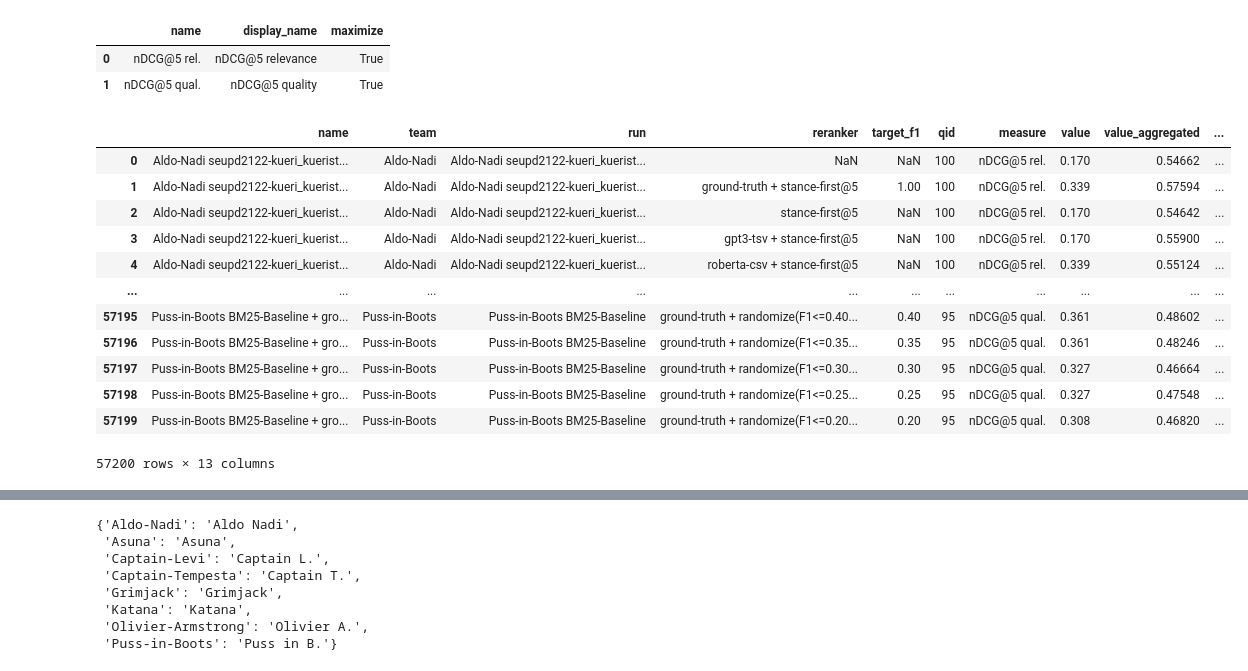
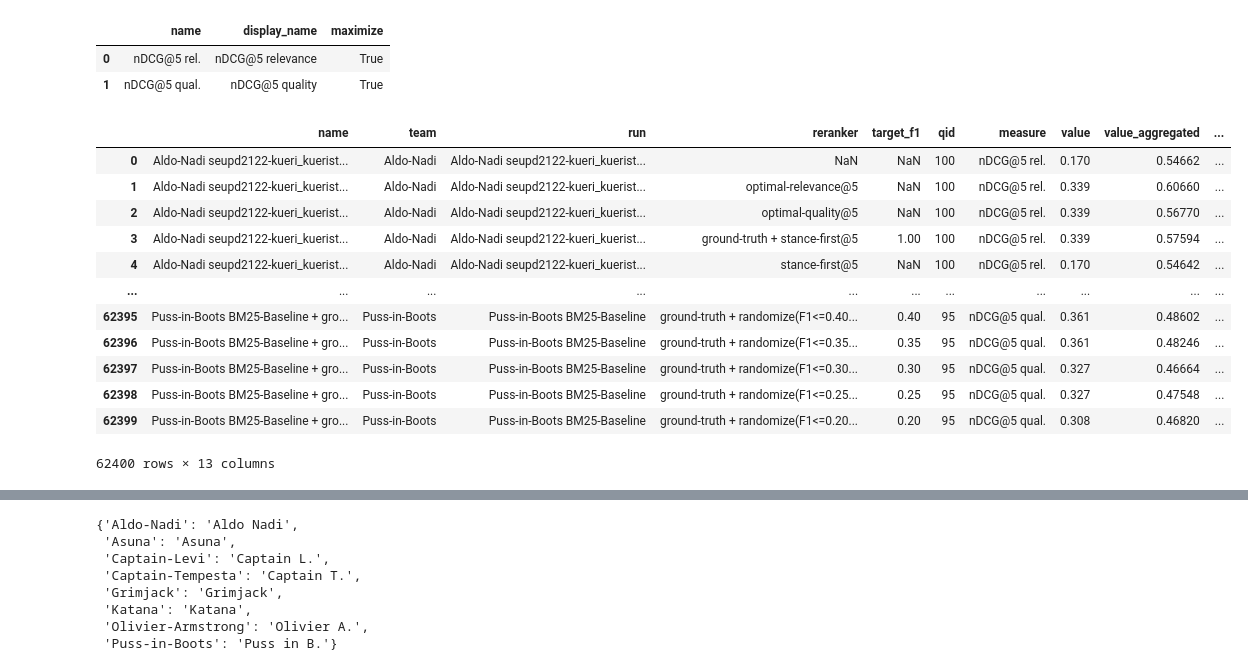
Before and after one commit to webis-de/argmining23-stance-aware-re-ranking, a Jupyter notebook: notebooks/evaluation_reranking.ipynb, the cells around one changed output, grey strips where cells are left out. Cells and saved outputs as stored; diff of their text form; code cells hidden in the pictures.

```diff
--- a/notebooks/evaluation_reranking.ipynb
+++ b/notebooks/evaluation_reranking.ipynb
@@ -46,44 +46,63 @@ df = concat([
 # Add run/team/reranker names.
 df["run"] = df["name"].apply(lambda name: name.split(" + ", maxsplit=1)[0])
 df["team"] = df["run"].apply(lambda run: run.split(" ", maxsplit=1)[0])
 df["reranker"] = [
     name.split(" + ", maxsplit=1)[1] if name != run else nan
     for _, (name, run) in df[["name", "run"]].iterrows()
 ]
 
 # Detect target F1 scores.
 df["target_f1"] = df["name"].apply(target_f1)
 
 # Select columns.
 df = df[["name", "team", "run", "reranker", "target_f1", "qid", "measure", "value"]]
 
 # Compute aggregated metric values.
 df_aggregated = df[["name", "measure", "qid", "value"]].groupby(["name", "measure"], dropna=False,
                                                                 sort=False).aggregate("mean").drop(
     columns=["qid"])
 df = df.merge(df_aggregated, on=["name", "measure"], suffixes=("", "_aggregated"))
 
 # Add differences to original runs.
 df = df.merge(
-    df[df["reranker"].isna()][["qid", "measure", "run", "value", "value_aggregated"]],
+    df.loc[df["reranker"].isna(), ["qid", "measure", "run", "value", "value_aggregated"]],
     on=["qid", "measure", "run"],
     suffixes=("", "_original"),
 ).rename(columns={"value_aggregated_original": "value_original_aggregated"})
-df["difference_original"] = df["value"] - df["value_original"]
-df["difference_original_aggregated"] = df["value_aggregated"] - df["value_original_aggregated"]
 
+# Add differences to optimal runs.
+df = df.merge(
+    df.loc[df["reranker"] == "optimal-relevance@5", ["qid", "measure", "run", "value", "value_aggregated"]],
+    on=["qid", "measure", "run"],
+    suffixes=("", "_optimal_relevance"),
+)
+# df = df[df["reranker"] != "optimal-relevance@5"]
+df = df.merge(
+    df.loc[df["reranker"] == "optimal-quality@5", ["qid", "measure", "run", "value", "value_aggregated"]],
+    on=["qid", "measure", "run"],
+    suffixes=("", "_optimal_quality"),
+)
+# df = df[df["reranker"] != "optimal-quality@5"]
+df.loc[df["measure"] == "nDCG@5 rel.", "value_optimal"] = df.loc[df["measure"] == "nDCG@5 rel.", "value_optimal_relevance"]
+df.loc[df["measure"] == "nDCG@5 rel.", "value_optimal_aggregated"] = df.loc[df["measure"] == "nDCG@5 rel.", "value_aggregated_optimal_relevance"]
+del df["value_optimal_relevance"]
+del df["value_aggregated_optimal_relevance"]
+df.loc[df["measure"] == "nDCG@5 qual.", "value_optimal"] = df.loc[df["measure"] == "nDCG@5 qual.", "value_optimal_quality"]
+df.loc[df["measure"] == "nDCG@5 qual.", "value_optimal_aggregated"] = df.loc[df["measure"] == "nDCG@5 qual.", "value_aggregated_optimal_quality"]
+del df["value_optimal_quality"]
+del df["value_aggregated_optimal_quality"]
 df
 # %% [output]
 |  | name | team | run | reranker | target_f1 | qid | measure | value | value_aggregated | ... |
 | 0 | Aldo-Nadi seupd2122-kueri_kuerist... | Aldo-Nadi | Aldo-Nadi seupd2122-kueri_kuerist... | NaN | NaN | 100 | nDCG@5 rel. | 0.170 | 0.54662 | ... |
-| 1 | Aldo-Nadi seupd2122-kueri_kuerist... | Aldo-Nadi | Aldo-Nadi seupd2122-kueri_kuerist... | ground-truth + stance-first@5 | 1.00 | 100 | nDCG@5 rel. | 0.339 | 0.57594 | ... |
-| 2 | Aldo-Nadi seupd2122-kueri_kuerist... | Aldo-Nadi | Aldo-Nadi seupd2122-kueri_kuerist... | stance-first@5 | NaN | 100 | nDCG@5 rel. | 0.170 | 0.54642 | ... |
-| 3 | Aldo-Nadi seupd2122-kueri_kuerist... | Aldo-Nadi | Aldo-Nadi seupd2122-kueri_kuerist... | gpt3-tsv + stance-first@5 | NaN | 100 | nDCG@5 rel. | 0.170 | 0.55900 | ... |
-| 4 | Aldo-Nadi seupd2122-kueri_kuerist... | Aldo-Nadi | Aldo-Nadi seupd2122-kueri_kuerist... | roberta-csv + stance-first@5 | NaN | 100 | nDCG@5 rel. | 0.339 | 0.55124 | ... |
+| 1 | Aldo-Nadi seupd2122-kueri_kuerist... | Aldo-Nadi | Aldo-Nadi seupd2122-kueri_kuerist... | optimal-relevance@5 | NaN | 100 | nDCG@5 rel. | 0.339 | 0.60660 | ... |
+| 2 | Aldo-Nadi seupd2122-kueri_kuerist... | Aldo-Nadi | Aldo-Nadi seupd2122-kueri_kuerist... | optimal-quality@5 | NaN | 100 | nDCG@5 rel. | 0.339 | 0.56770 | ... |
+| 3 | Aldo-Nadi seupd2122-kueri_kuerist... | Aldo-Nadi | Aldo-Nadi seupd2122-kueri_kuerist... | ground-truth + stance-first@5 | 1.00 | 100 | nDCG@5 rel. | 0.339 | 0.57594 | ... |
+| 4 | Aldo-Nadi seupd2122-kueri_kuerist... | Aldo-Nadi | Aldo-Nadi seupd2122-kueri_kuerist... | stance-first@5 | NaN | 100 | nDCG@5 rel. | 0.170 | 0.54642 | ... |
 | ... | ... | ... | ... | ... | ... | ... | ... | ... | ... | ... |
-| 57195 | Puss-in-Boots BM25-Baseline + gro... | Puss-in-Boots | Puss-in-Boots BM25-Baseline | ground-truth + randomize(F1<=0.40... | 0.40 | 95 | nDCG@5 qual. | 0.361 | 0.48602 | ... |
-| 57196 | Puss-in-Boots BM25-Baseline + gro... | Puss-in-Boots | Puss-in-Boots BM25-Baseline | ground-truth + randomize(F1<=0.35... | 0.35 | 95 | nDCG@5 qual. | 0.361 | 0.48246 | ... |
-| 57197 | Puss-in-Boots BM25-Baseline + gro... | Puss-in-Boots | Puss-in-Boots BM25-Baseline | ground-truth + randomize(F1<=0.30... | 0.30 | 95 | nDCG@5 qual. | 0.327 | 0.46664 | ... |
-| 57198 | Puss-in-Boots BM25-Baseline + gro... | Puss-in-Boots | Puss-in-Boots BM25-Baseline | ground-truth + randomize(F1<=0.25... | 0.25 | 95 | nDCG@5 qual. | 0.327 | 0.47548 | ... |
-| 57199 | Puss-in-Boots BM25-Baseline + gro... | Puss-in-Boots | Puss-in-Boots BM25-Baseline | ground-truth + randomize(F1<=0.20... | 0.20 | 95 | nDCG@5 qual. | 0.308 | 0.46820 | ... |
+| 62395 | Puss-in-Boots BM25-Baseline + gro... | Puss-in-Boots | Puss-in-Boots BM25-Baseline | ground-truth + randomize(F1<=0.40... | 0.40 | 95 | nDCG@5 qual. | 0.361 | 0.48602 | ... |
+| 62396 | Puss-in-Boots BM25-Baseline + gro... | Puss-in-Boots | Puss-in-Boots BM25-Baseline | ground-truth + randomize(F1<=0.35... | 0.35 | 95 | nDCG@5 qual. | 0.361 | 0.48246 | ... |
+| 62397 | Puss-in-Boots BM25-Baseline + gro... | Puss-in-Boots | Puss-in-Boots BM25-Baseline | ground-truth + randomize(F1<=0.30... | 0.30 | 95 | nDCG@5 qual. | 0.327 | 0.46664 | ... |
+| 62398 | Puss-in-Boots BM25-Baseline + gro... | Puss-in-Boots | Puss-in-Boots BM25-Baseline | ground-truth + randomize(F1<=0.25... | 0.25 | 95 | nDCG@5 qual. | 0.327 | 0.47548 | ... |
+| 62399 | Puss-in-Boots BM25-Baseline + gro... | Puss-in-Boots | Puss-in-Boots BM25-Baseline | ground-truth + randomize(F1<=0.20... | 0.20 | 95 | nDCG@5 qual. | 0.308 | 0.46820 | ... |
-57200 rows × 13 columns
+62400 rows × 13 columns
```
Also changed, not shown: parts of 12 cells of this notebook.
